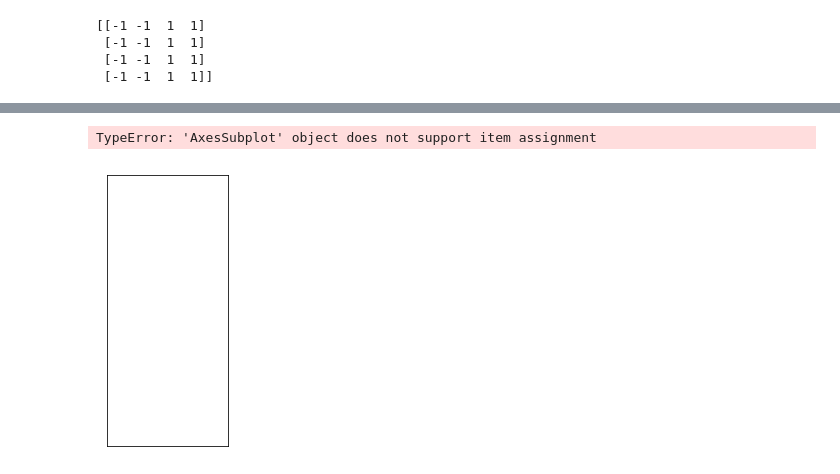
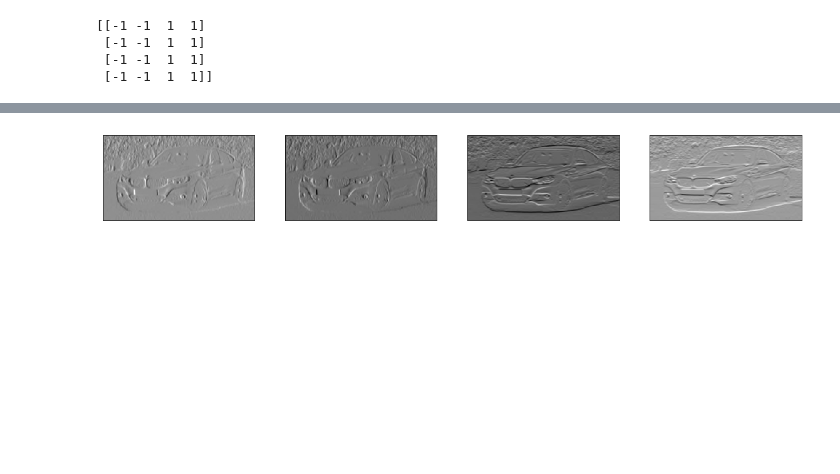
Before and after one commit to biplabku/PyTochChallenge, a Jupyter notebook: conv_visualization.ipynb, the cells around one changed output, grey strips where cells are left out. Cells and saved outputs as stored; diff of their text form; code cells hidden in the pictures; blank space fills up the shorter version.

Commit message:
Feat - Update. Finishing the final implementation for layer visualization

```diff
--- a/conv_visualization.ipynb
+++ b/conv_visualization.ipynb
@@ -68,10 +68,9 @@ for i in range(4):
 # %%
 ## apply the above the filters to the image and display
-fig = plt.figure(figsize=(10,5))
+fig = plt.figure(figsize=(20,10))
 for i in range(4):
     image = cv2.filter2D(gray_img,-1, filters[i])
-    ax[i] = fig.add_subplot(1, 4, i+1, xticks=[], yticks=[])
-    ax[i] = plt.imshow(image, cmap='gray')
+    ax = fig.add_subplot(1, 4, i+1, xticks=[], yticks=[])
+    ax.imshow(image, cmap='gray')
 # %% [output]
-TypeError: 'AxesSubplot' object does not support item assignment
-[figure, old version]
+[figure, new version]
```
Also changed, not shown: parts of 1 cell of this notebook.
